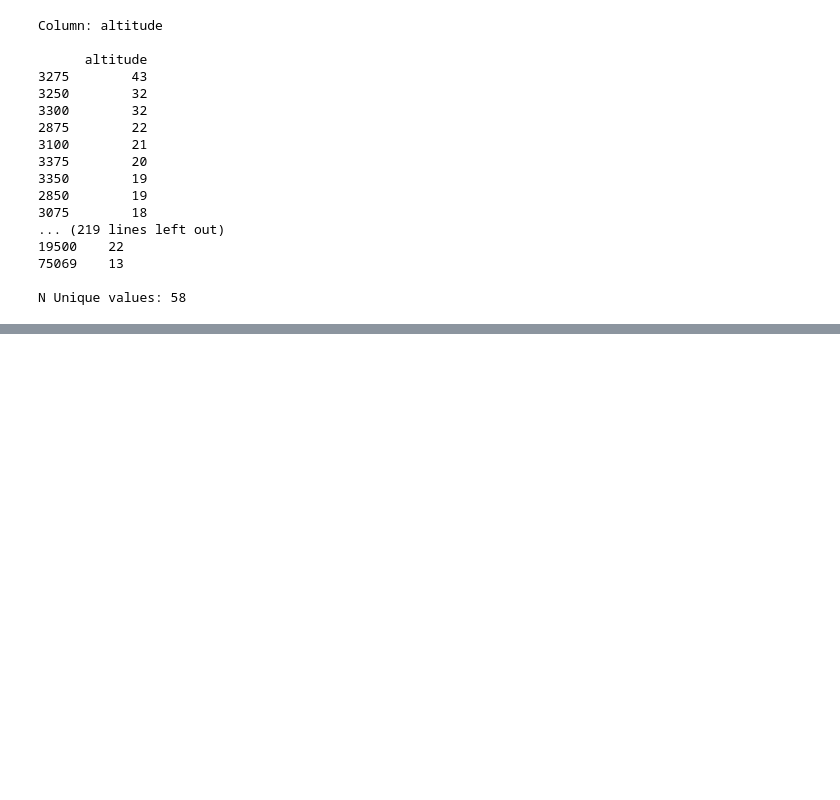
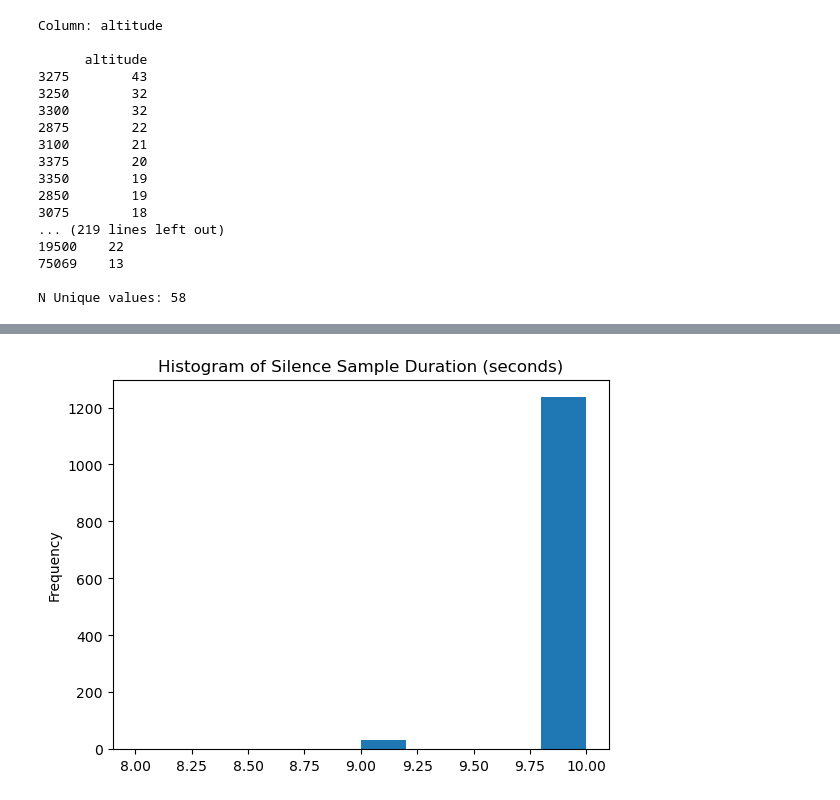
Before and after one commit to aerosonicdb/AeroSonicDB-YPAD0523, a Jupyter notebook: notebooks/1.0-BD-dataset-summary.ipynb, the cells around one changed output, grey strips where cells are left out. Drawn from its saved outputs; the diff is of its cells as text; code cells hidden in the pictures; blank space fills up the shorter version.

```diff
--- a/notebooks/1.0-BD-dataset-summary.ipynb
+++ b/notebooks/1.0-BD-dataset-summary.ipynb
@@ -191,3 +191,5 @@ Column: altitude
 75069    13
 
 N Unique values: 58
+# %%
+sil = df[df['class'] == 0]
@@ -193,0 +208,7 @@ N Unique values: 58
+# %%
+sil.duration.plot(kind='hist')
+#plt.yscale('log')
+plt.title('Histogram of Silence Sample Duration (seconds)')
+plt.show()
+# %% [output]
+[figure, added]
```
Also changed, not shown: parts of 1 cell of this notebook, 4 other files.
